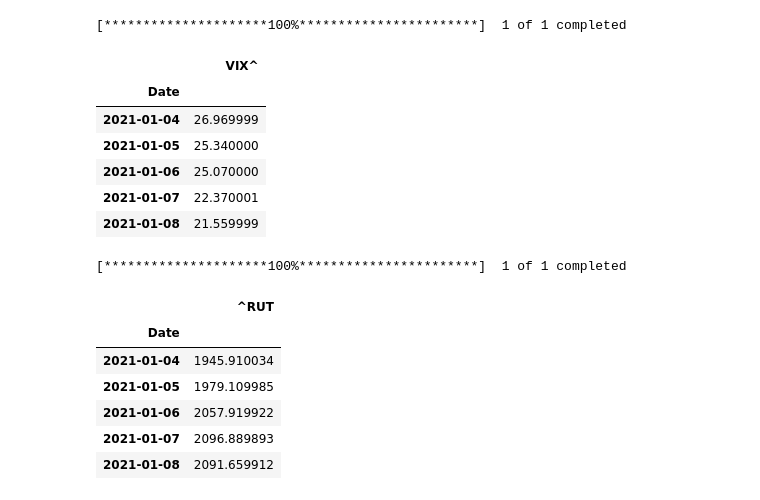
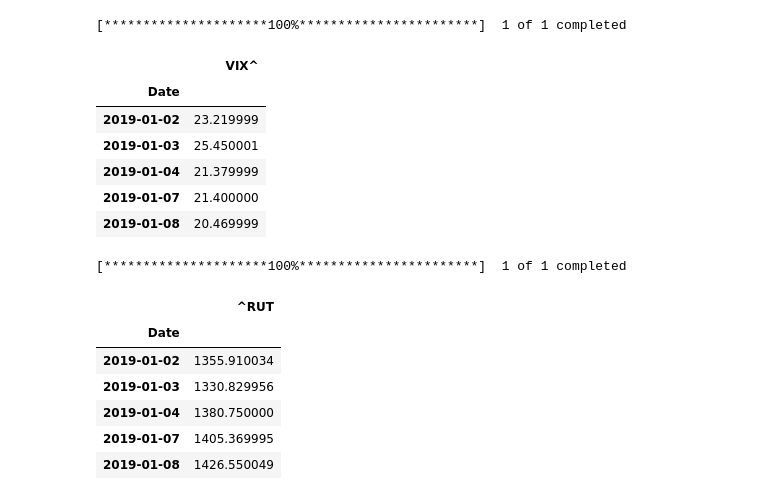
Before and after one commit to priscilla-wong/Project_2, a Jupyter notebook: LSTM_Time_Series_pct_chng.ipynb, the cells around one changed output. Drawn from its saved outputs; the diff is of its cells as text; code cells hidden in the pictures.

```diff
--- a/LSTM_Time_Series_pct_chng.ipynb
+++ b/LSTM_Time_Series_pct_chng.ipynb
@@ -264,29 +263,31 @@ stocks.plot()
 # %%
-index_df = yf.download("^VIX", start='2021-01-01', end='2021-06-02')
+#Importing for correlation
+
+index_df = yf.download("^VIX", start='2019-01-01', end='2021-05-31')
 index_df = index_df.drop(columns = ['Open', 'High', 'Low', 'Adj Close', 'Volume']).rename(columns = {'Close':'VIX^'})
 index_df.head()
 # %% [output]
 [*********************100%***********************]  1 of 1 completed
 |  | VIX^ |
 | Date |  |
-| 2021-01-04 | 26.969999 |
-| 2021-01-05 | 25.340000 |
-| 2021-01-06 | 25.070000 |
-| 2021-01-07 | 22.370001 |
-| 2021-01-08 | 21.559999 |
+| 2019-01-02 | 23.219999 |
+| 2019-01-03 | 25.450001 |
+| 2019-01-04 | 21.379999 |
+| 2019-01-07 | 21.400000 |
+| 2019-01-08 | 20.469999 |
 # %%
-stock_df = yf.download("^RUT", start='2021-01-01', end='2021-06-02')
+stock_df = yf.download("^RUT", start='2019-01-01', end='2021-05-31')
 stock_df = stock_df.drop(columns = ['Open', 'High', 'Low', 'Adj Close', 'Volume']).rename(columns = {'Close':'^RUT'})
 stock_df.head()
 # %% [output]
 [*********************100%***********************]  1 of 1 completed
 |  | ^RUT |
 | Date |  |
-| 2021-01-04 | 1945.910034 |
-| 2021-01-05 | 1979.109985 |
-| 2021-01-06 | 2057.919922 |
-| 2021-01-07 | 2096.889893 |
-| 2021-01-08 | 2091.659912 |
+| 2019-01-02 | 1355.910034 |
+| 2019-01-03 | 1330.829956 |
+| 2019-01-04 | 1380.750000 |
+| 2019-01-07 | 1405.369995 |
+| 2019-01-08 | 1426.550049 |
 # %%
 df = pd.concat([index_df, stock_df], axis="columns", join="inner")
 df
```
Also changed, not shown: parts of 17 cells of this notebook, 2 other files.
